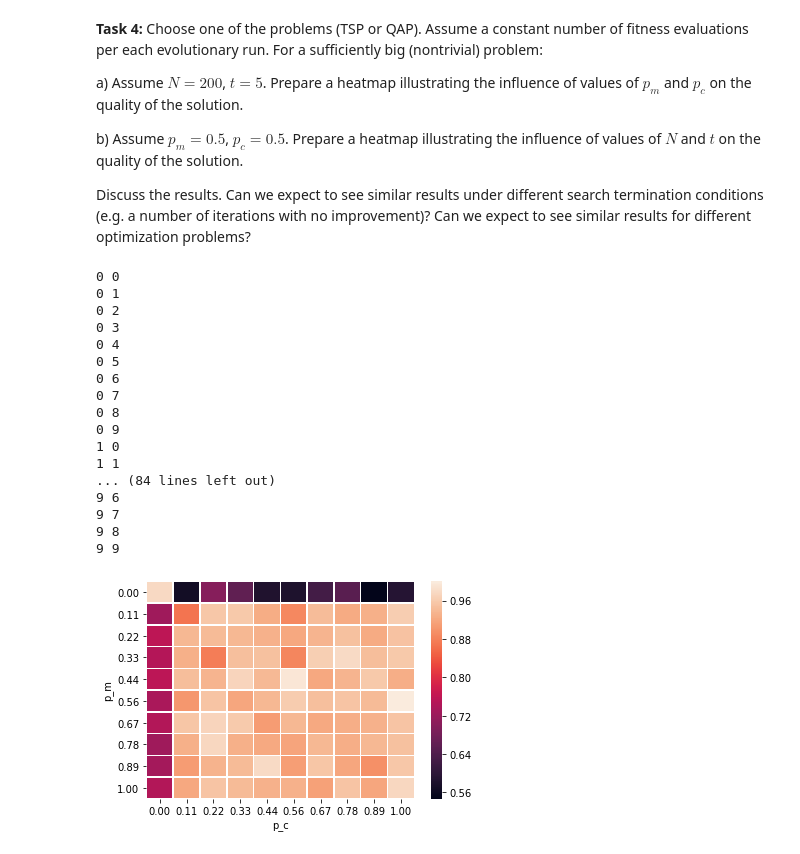
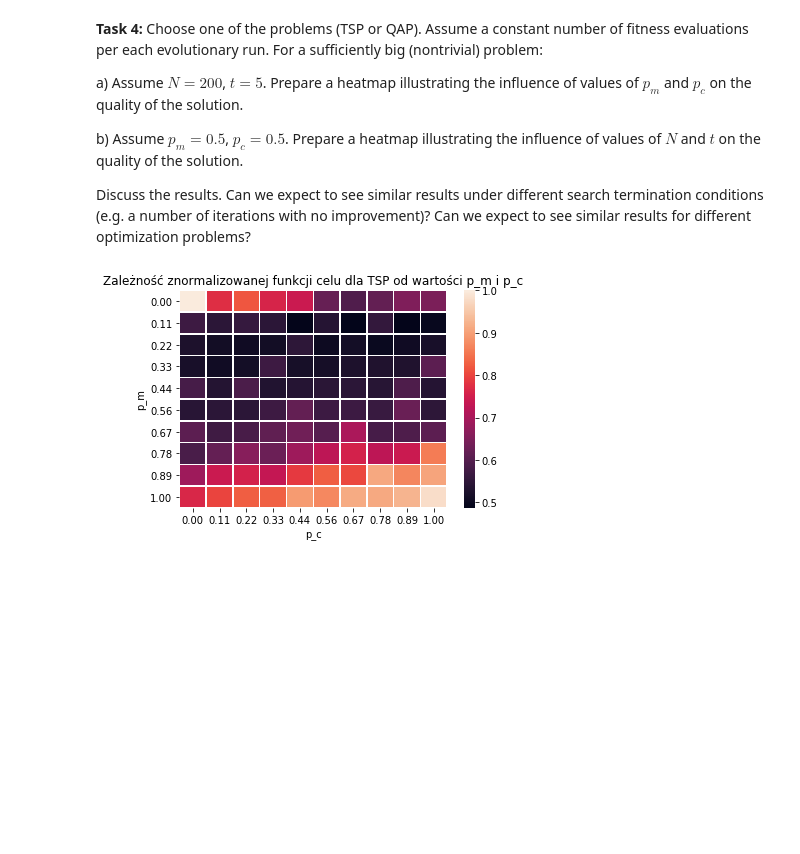
Before and after one commit to TSienki/ArtificialLife-2, a Jupyter notebook: ea.ipynb, the cells around one changed output. Drawn from its saved outputs; the diff is of its cells as text; code cells hidden in the pictures; blank space fills up the shorter version.

```diff
--- a/ea.ipynb
+++ b/ea.ipynb
@@ -271,41 +271,26 @@ t = 5
 size = 10
 
 evals = np.zeros(shape=(size, size ))
-for p_m_ in range(size):
-    for p_c_ in range(size):
-#         print(p_m_/(size - 1))
+for i in range(size):
+    for j in range(size):
+        p_m_ = i / (size - 1)
+        p_c_ = j / (size - 1)
         tsp = TSP(20, seed=100)
-        population, population_eval, avg_eval = evolutionary_algorithm(tsp, N, t, p_m_, p_c_)
-        evals[p_m_, p_c_] = avg_eval[-1]
-        print(p_m_, p_c_)
+        population, population_eval, avg_eval = evolutionary_algorithm(tsp, N, t, p_m_, p_c_, True)
+        evals[i, j] = avg_eval[-1]
 
 
 evals = evals / np.max(evals)
-tick_label = [f"{i / (size - 1):.2f}" for i in range(size)]
-ax = sns.heatmap(evals, linewidth=0.5, xticklabels=tick_label, yticklabels=tick_label)
-plt.xlabel("p_c")
-plt.ylabel("p_m")
-# plt.show()
-
-plt.savefig("heat_map_1.png")
-# %% [output]
-0 0
-0 1
-0 2
-0 3
-0 4
-0 5
-0 6
-0 7
-0 8
-0 9
-1 0
-1 1
-... (84 lines left out)
-9 6
-9 7
-9 8
-9 9
-[figure, removed]
+# %%
+tick_label = [f"{i / (size - 1):.2f}" for i in range(size)]
+ax = sns.heatmap(evals, linewidth=0.5, xticklabels=tick_label, yticklabels=tick_label)
+plt.xlabel("p_c")
+plt.ylabel("p_m")
+# plt.show()
+plt.title("Zależność znormalizowanej funkcji celu dla TSP od wartości p_m i p_c")
+
+plt.savefig("heat_map_1.png")
+# %% [output]
+[figure, added]
 # %%
 p_m, p_c = 0.5, 0.5
```
Also changed, not shown: parts of 4 cells of this notebook, 2 other files.
